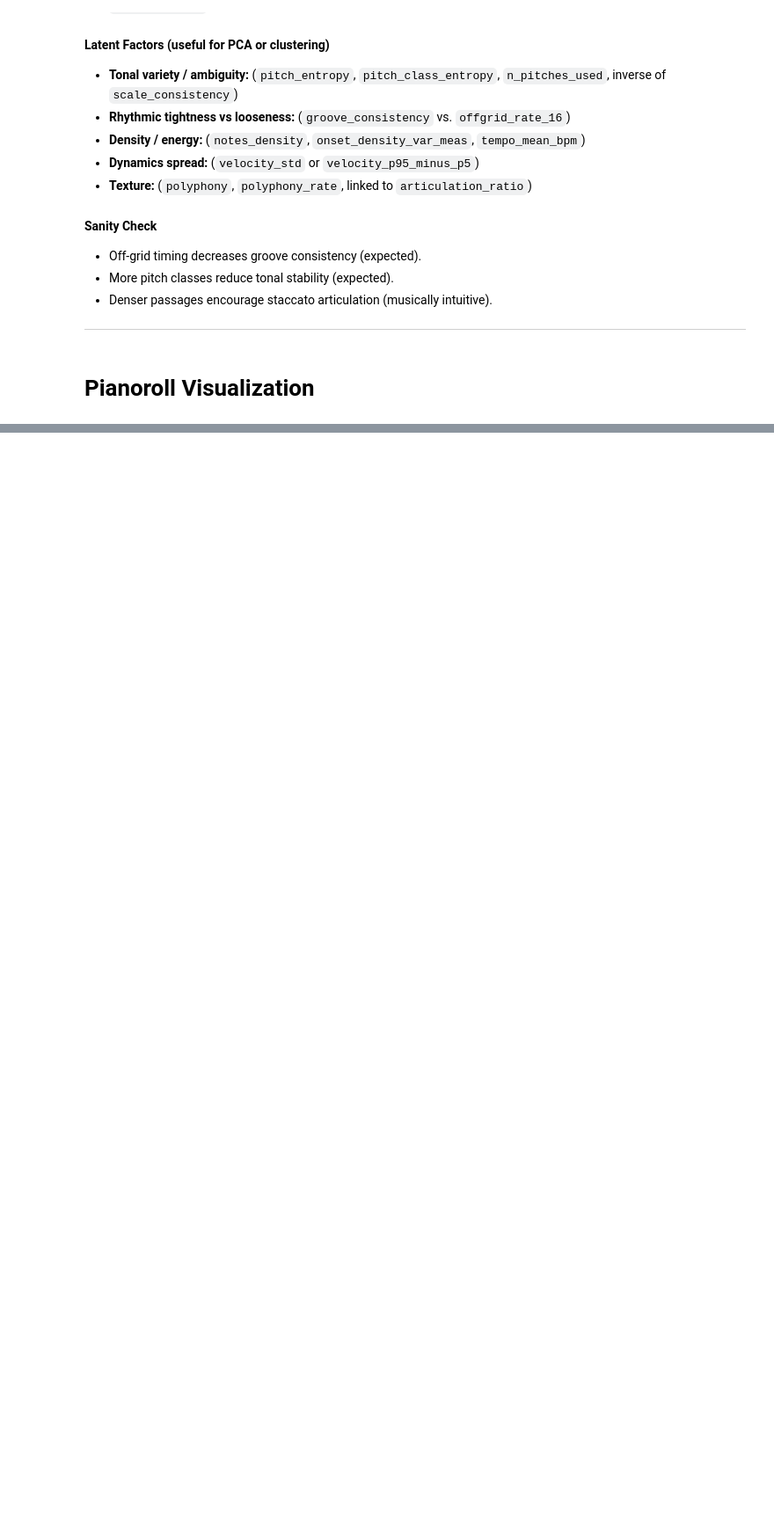
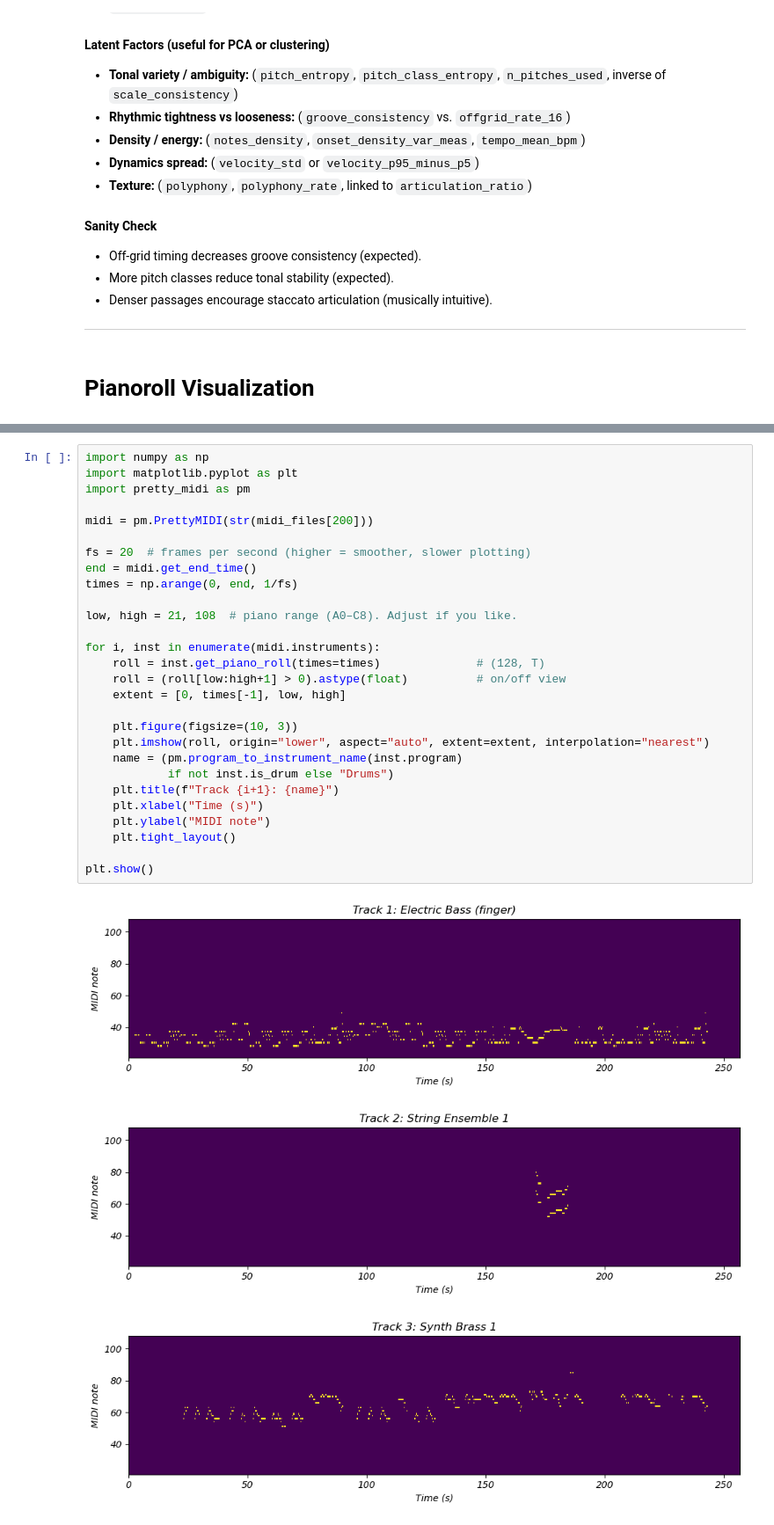
Before and after one commit to Alkhatir/duet-of-models, a Jupyter notebook: data_exploring.ipynb, the cells around one changed output, grey strips where cells are left out. Shown at 88% size. Cells and saved outputs as stored; diff of their text form; blank space fills up the shorter version.

Commit message:
added code for plotting the piano roll

```diff
--- a/data_exploring.ipynb
+++ b/data_exploring.ipynb
@@ -385,0 +389,32 @@ show_pianoroll(pm, 0, int(min(30, pm.get_end_time())))
+# %%
+import numpy as np
+import matplotlib.pyplot as plt
+import pretty_midi as pm
+
+midi = pm.PrettyMIDI(str(midi_files[200]))
+
+fs = 20  # frames per second (higher = smoother, slower plotting)
+end = midi.get_end_time()
+times = np.arange(0, end, 1/fs)
+
+low, high = 21, 108  # piano range (A0–C8). Adjust if you like.
+
+for i, inst in enumerate(midi.instruments):
+    roll = inst.get_piano_roll(times=times)              # (128, T)
+    roll = (roll[low:high+1] > 0).astype(float)          # on/off view
+    extent = [0, times[-1], low, high]
+
+    plt.figure(figsize=(10, 3))
+    plt.imshow(roll, origin="lower", aspect="auto", extent=extent, interpolation="nearest")
+    name = (pm.program_to_instrument_name(inst.program)
+            if not inst.is_drum else "Drums")
+    plt.title(f"Track {i+1}: {name}")
+    plt.xlabel("Time (s)")
+    plt.ylabel("MIDI note")
+    plt.tight_layout()
+
+plt.show()
+# %% [output]
+[figure, added]
+[figure, added]
+[figure, added]
```
Also changed, not shown: parts of 4 cells of this notebook.
